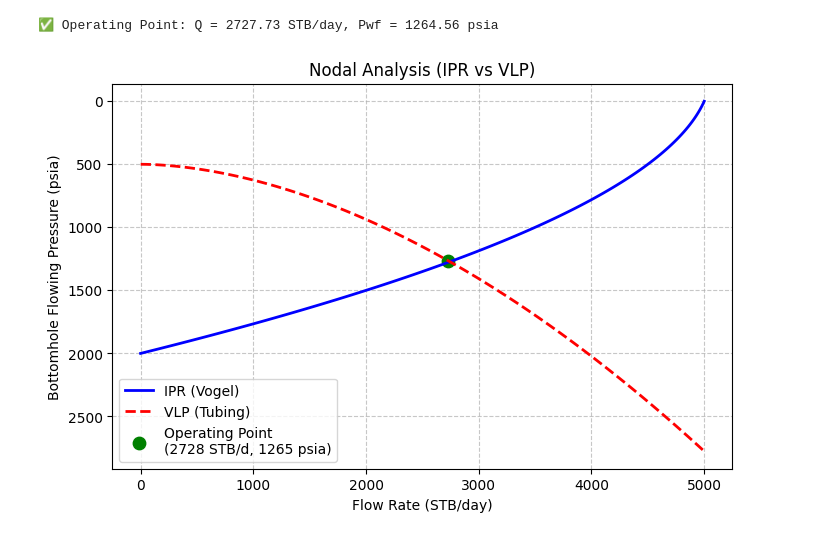
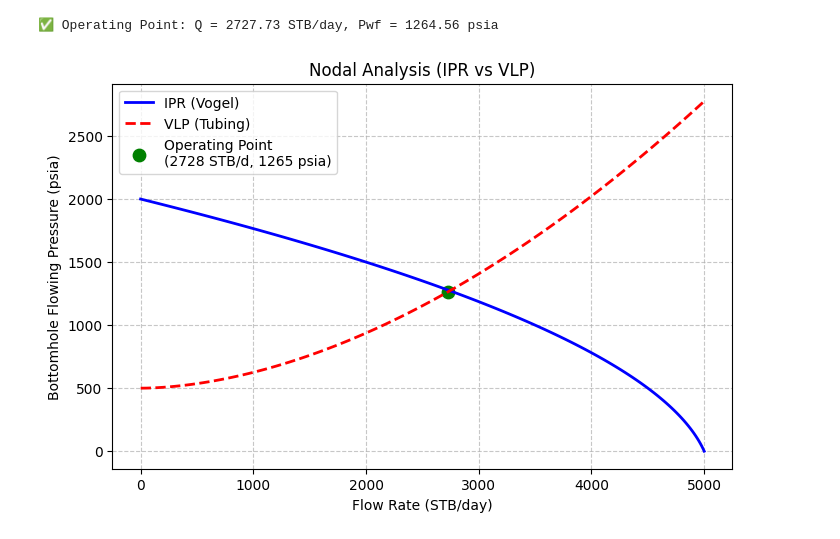
Before and after one commit to anjalis66/nodal-analysis, a Jupyter notebook: Untitled0.ipynb, the cells around one changed output. Cells and saved outputs as stored; diff of their text form; code cells hidden in the pictures.

```diff
--- a/Untitled0.ipynb
+++ b/Untitled0.ipynb
@@ -37,32 +39,32 @@ Pwf_vlp = vlp_tubing(Q_range, Pwh, a, b)
 # -------------------------------
 # Interpolating where IPR = VLP
 from scipy.interpolate import interp1d
 
 # Interpolating IPR as Pwf vs Q
 Pwf_ipr_func = interp1d(Q_ipr, Pwf_range, bounds_error=False, fill_value="extrapolate")
 Pwf_ipr_at_Q = Pwf_ipr_func(Q_range)
 
 # Find Q where |Pwf_ipr - Pwf_vlp| is minimum
 diff = abs(Pwf_ipr_at_Q - Pwf_vlp)
 Q_star = Q_range[np.argmin(diff)]
 Pwf_star = Pwf_vlp[np.argmin(diff)]
 
 print(f"✅ Operating Point: Q = {Q_star:.2f} STB/day, Pwf = {Pwf_star:.2f} psia")
 
 # -------------------------------
 # 6. PLOT RESULTS
 # -------------------------------
 plt.figure(figsize=(8, 5))
 plt.plot(Q_ipr, Pwf_range, label="IPR (Vogel)", color="blue", linewidth=2)
 plt.plot(Q_range, Pwf_vlp, label="VLP (Tubing)", color="red", linestyle="--", linewidth=2)
 plt.scatter(Q_star, Pwf_star, color="green", s=80, label=f"Operating Point\n({Q_star:.0f} STB/d, {Pwf_star:.0f} psia)")
-plt.gca().invert_yaxis()  # Pwf decreases downward
+
 plt.xlabel("Flow Rate (STB/day)")
 plt.ylabel("Bottomhole Flowing Pressure (psia)")
 plt.title("Nodal Analysis (IPR vs VLP)")
 plt.legend()
 plt.grid(True, linestyle="--", alpha=0.7)
 plt.show()
 # %% [output]
 ✅ Operating Point: Q = 2727.73 STB/day, Pwf = 1264.56 psia
-[figure, old version]
+[figure, new version]
```
Also changed, not shown: parts of 1 cell of this notebook.
